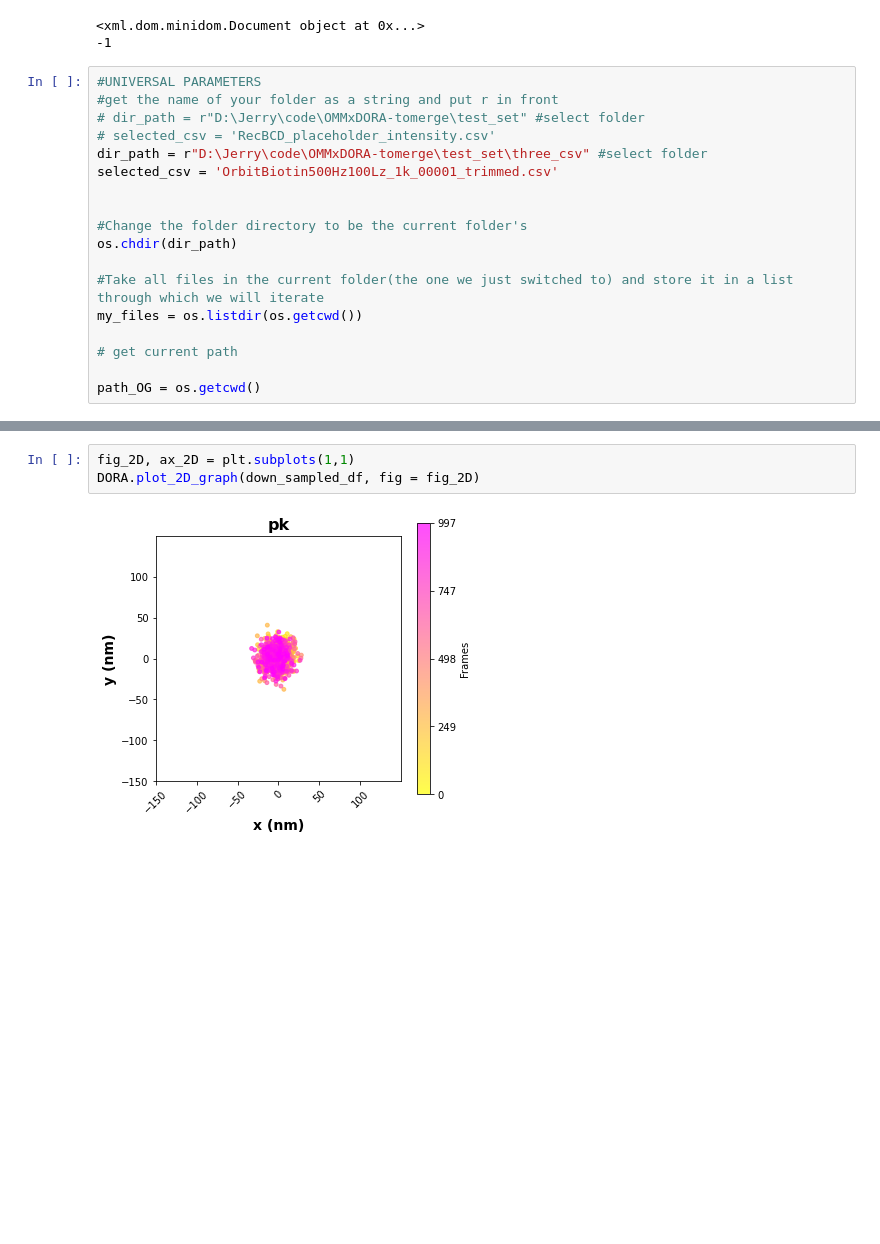
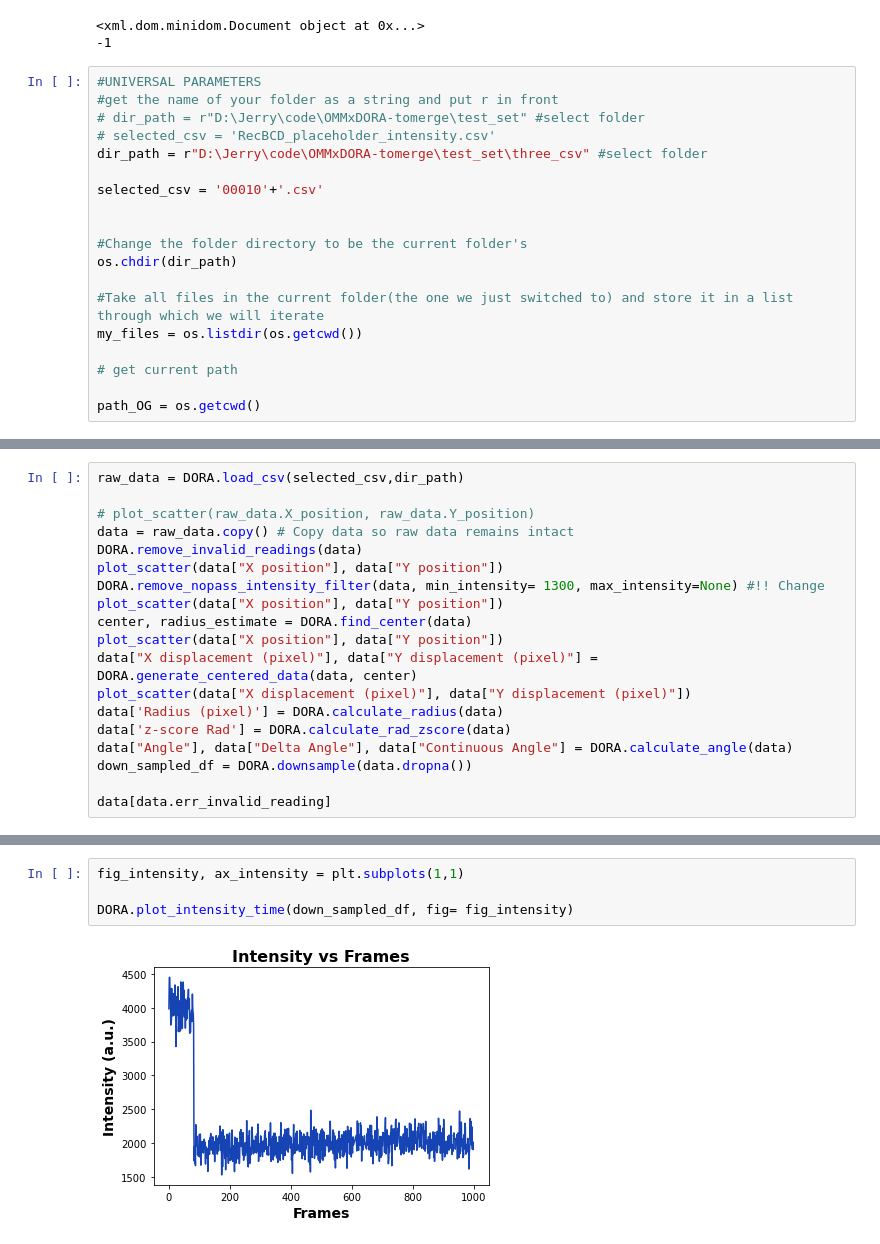
Before and after one commit to bobby3755/MAP, a Jupyter notebook: DORA2_Troubleshooter.ipynb, the cells around one changed output, grey strips where cells are left out. Saved outputs shown, nothing was run; the diff lists cells and outputs as text; blank space fills up the shorter version.

Commit message:
secondary graphs are responsive to parameters

```diff
--- a/DORA2_Troubleshooter.ipynb
+++ b/DORA2_Troubleshooter.ipynb
@@ -35,7 +35,8 @@ print(pars.end_frame)
 # dir_path = r"D:\Jerry\code\OMMxDORA-tomerge\test_set" #select folder
 # selected_csv = 'RecBCD_placeholder_intensity.csv'
 dir_path = r"D:\Jerry\code\OMMxDORA-tomerge\test_set\three_csv" #select folder
-selected_csv = 'OrbitBiotin500Hz100Lz_1k_00001_trimmed.csv'
+
+selected_csv = '00010'+'.csv'
 
 
 #Change the folder directory to be the current folder's
@@ -132,0 +71,19 @@ down_sampled_df
+# %%
+raw_data = DORA.load_csv(selected_csv,dir_path)
+
+# plot_scatter(raw_data.X_position, raw_data.Y_position)
+data = raw_data.copy() # Copy data so raw data remains intact
+DORA.remove_invalid_readings(data)
+plot_scatter(data["X position"], data["Y position"])
+DORA.remove_nopass_intensity_filter(data, min_intensity= 1300, max_intensity=None) #!! Change
+plot_scatter(data["X position"], data["Y position"])
+center, radius_estimate = DORA.find_center(data)
+plot_scatter(data["X position"], data["Y position"])
+data["X displacement (pixel)"], data["Y displacement (pixel)"] = DORA.generate_centered_data(data, center)
+plot_scatter(data["X displacement (pixel)"], data["Y displacement (pixel)"])
+data['Radius (pixel)'] = DORA.calculate_radius(data)
+data['z-score Rad'] = DORA.calculate_rad_zscore(data)
+data["Angle"], data["Delta Angle"], data["Continuous Angle"] = DORA.calculate_angle(data)
+down_sampled_df = DORA.downsample(data.dropna())
+
+data[data.err_invalid_reading]
@@ -138,5 +140,6 @@ DORA.plot_angular_continuous(down_sampled_df, fig = fig_avt)
 # %%
-fig_2D, ax_2D = plt.subplots(1,1)
-DORA.plot_2D_graph(down_sampled_df, fig = fig_2D)
+fig_intensity, ax_intensity = plt.subplots(1,1)
+
+DORA.plot_intensity_time(down_sampled_df, fig= fig_intensity)
 # %% [output]
-[figure, old version]
+[figure, new version]
```
Also changed, not shown: parts of 13 cells of this notebook, 5 other files.
